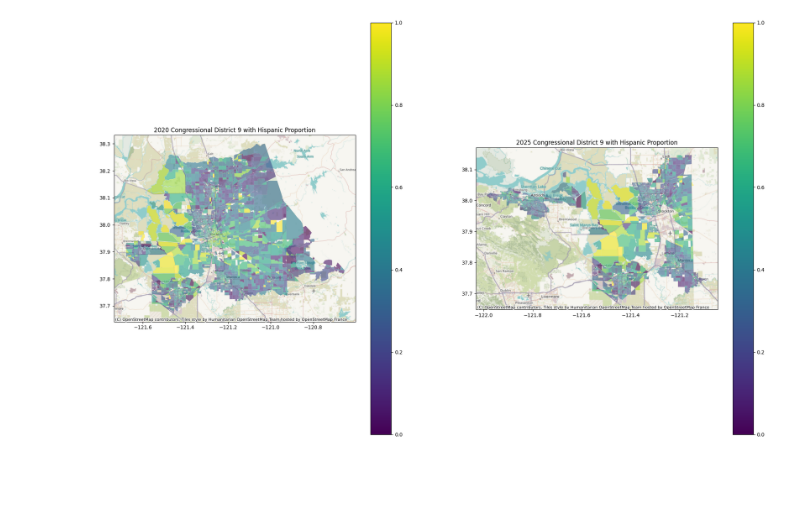
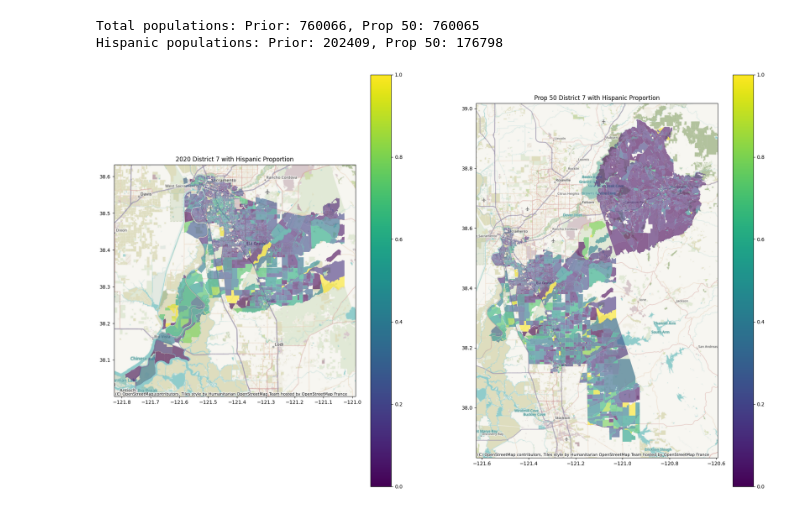
Before and after one commit to jvkim336-rgb/California-Voting-District-Project, a Jupyter notebook: CA-District-Notebook.ipynb, the cells around one changed output. Cells and saved outputs as stored; diff of their text form; code cells hidden in the pictures; blank space fills up the shorter version.

```diff
--- a/CA-District-Notebook.ipynb
+++ b/CA-District-Notebook.ipynb
@@ -18,9 +17,12 @@ with zipfile.ZipFile(file_path + r"\Data\ca_pl2020_official.zip") as ca_pl2020:
     ca_pl2020.extractall("Data")
     ca_pl2020.close()
 # %%
+#import data from Data folder
 ca_pl94 = pd.read_csv(file_path + r"\Data\state_PL94_2020_Adjusted_P24_DOJ_Block_csv\state_PL94_2020_Adjusted_P24_DOJ_Block.csv")
 ca_blocks = gpd.read_file(file_path + r"\Data\tl_2025_06_tabblock20.zip")
-ca_cd118 = pd.read_csv(file_path + r"\Data\06_CA_CD118.txt")
+ca_votes_2020 = gpd.read_file(file_path + r"\Data\ca_2020_gen_2020_blocks.zip")
+ca_votes_2024 = gpd.read_file(file_path + r"\Data\ca_gen_2024_prec.geojson")
+ca_2020 = pd.read_csv(file_path + r"\Data\06_CA_CD118.txt")
 ca_2025 = pd.read_csv(file_path + r"\Data\ab604.csv")
-voter_file = pd.read_csv(file_path + r"\Data\CA_l2_2024_gen_stats_2020block\CA_l2_2024_gen_stats_2020block.csv")
+l2_voter_file = pd.read_csv(file_path + r"\Data\CA_l2_2024_gen_stats_2020block\CA_l2_2024_gen_stats_2020block.csv", dtype={0: str})
 # %%
@@ -43,21 +62,38 @@ ca_block_demo_filtered = ca_block_demo[ca_block_demo["Population P2"]>0]
 # %%
-def district_compare(district):
+def district_compare(district, proportion = True):
     assert (district > 0 and district<=52), "Invalid district number"
-    hispanic_2020 = ca_block_demo_filtered[["GEOID20", "geometry", "Population P2", "Hispanic Origin","2020 District","2025 District", "COUNTYFP20"]][ca_block_demo_filtered["2020 District"] == district]
+    hispanic_2020_unfiltered = ca[["GEOID20", "geometry", "Population P2", "Hispanic Origin","2020 District", "County"]][ca["2020 District"] == district]
+    hispanic_2020 = ca_filtered[["GEOID20", "geometry", "Population P2", "Hispanic Origin","2020 District", "County"]][ca_filtered["2020 District"] == district]
     hispanic_2020["Hispanic Proportion"] = hispanic_2020["Hispanic Origin"] / hispanic_2020["Population P2"]
-    hispanic_2025 = ca_block_demo_filtered[["GEOID20", "geometry", "Population P2", "Hispanic Origin","2020 District","2025 District", "COUNTYFP20"]][ca_block_demo_filtered["2025 District"] == district]
+    hispanic_2025_unfiltered = ca[["GEOID20", "geometry", "Population P2", "Hispanic Origin", "2025 District", "County"]][ca["2025 District"] == district]
+    hispanic_2025 = ca_filtered[["GEOID20", "geometry", "Population P2", "Hispanic Origin", "2025 District", "County"]][ca_filtered["2025 District"] == district]
     hispanic_2025["Hispanic Proportion"] = hispanic_2025["Hispanic Origin"] / hispanic_2025["Population P2"]
+
+    print(f"Total populations: Prior: {sum(hispanic_2020["Population P2"])}, Prop 50: {sum(hispanic_2025["Population P2"])}")
+    print(f"Hispanic populations: Prior: {sum(hispanic_2020["Hispanic Origin"])}, Prop 50: {sum(hispanic_2025["Hispanic Origin"])}")
 
     fig, axs = plt.subplots(ncols=2,nrows=1, figsize=(24, 15))
 
-    hispanic_2020.plot("Hispanic Proportion", legend=True, ax=axs[0], alpha = 0.6)
-    cx.add_basemap(crs=hispanic_2020.crs, ax = axs[0])
-    axs[0].set_title(f"2020 Congressional District {district} with Hispanic Proportion")
+    if proportion:
+        hispanic_2020.plot("Hispanic Proportion", legend=True, ax=axs[0], alpha = 0.6)
+        #hispanic_2020_unfiltered.plot(facecolor="none", edgecolor="black", ax=axs[0], linewidth = 0.1)
+        cx.add_basemap(crs=hispanic_2020.crs, ax = axs[0])
+        axs[0].set_title(f"2020 District {district} with Hispanic Proportion")
 
-    hispanic_2025.plot("Hispanic Proportion", legend=True, ax=axs[1], alpha = 0.6)
-    cx.add_basemap(crs=hispanic_2025.crs, ax = axs[1])
-    axs[1].set_title(f"2025 Congressional District {district} with Hispanic Proportion")
+        hispanic_2025.plot("Hispanic Proportion", legend=True, ax=axs[1], alpha = 0.6)
+        cx.add_basemap(crs=hispanic_2025.crs, ax = axs[1])
+        axs[1].set_title(f"Prop 50 District {district} with Hispanic Proportion")
+    else:
+        hispanic_2020.plot("Hispanic Origin", legend=True, ax=axs[0], alpha = 0.6)
+        cx.add_basemap(crs=hispanic_2020.crs, ax = axs[0])
+        axs[0].set_title(f"2020 District {district} with Hispanic Population")
 
-district_compare(9)
+        hispanic_2025.plot("Hispanic Origin", legend=True, ax=axs[1], alpha = 0.6)
+        cx.add_basemap(crs=hispanic_2025.crs, ax = axs[1])
+        axs[1].set_title(f"Prop 50 District {district} with Hispanic Population")
+
+district_compare(7, proportion=True)
 # %% [output]
+Total populations: Prior: 760066, Prop 50: 760065
+Hispanic populations: Prior: 202409, Prop 50: 176798
-[figure, old version]
+[figure, new version]
```
Also changed, not shown: parts of 14 cells of this notebook, 1 other file.
